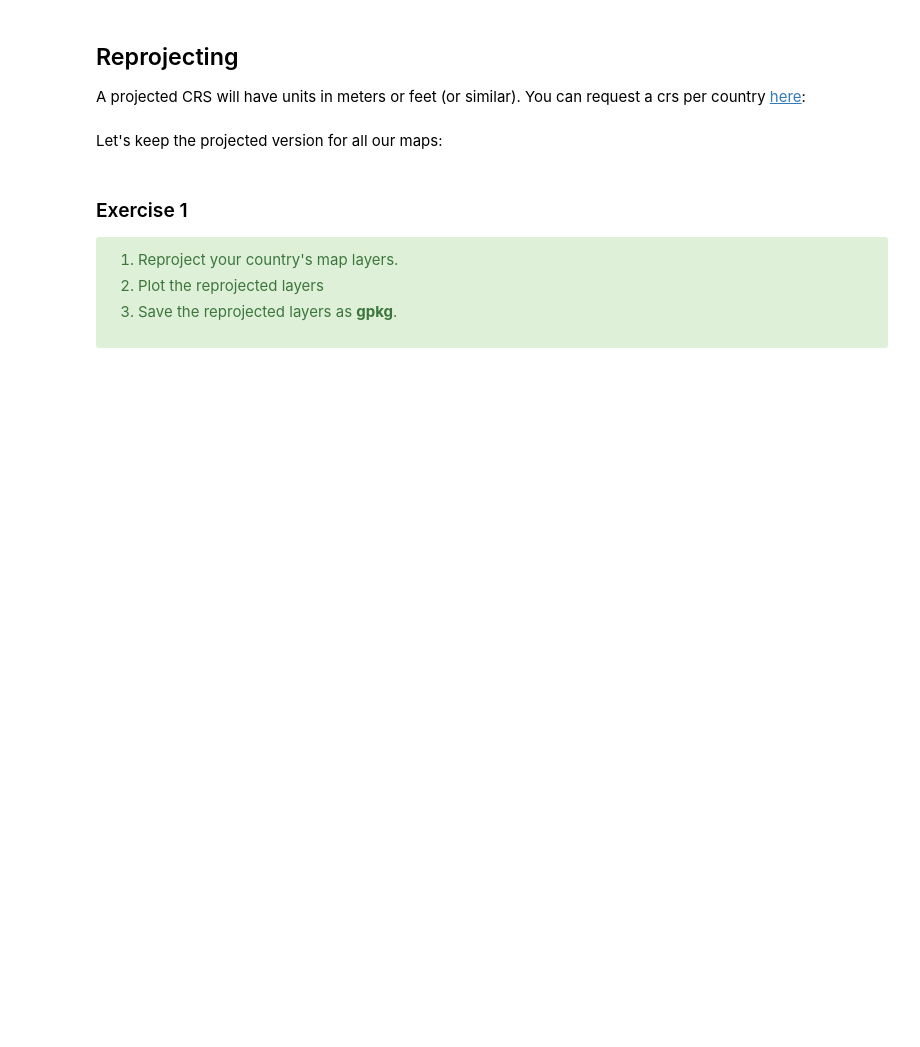
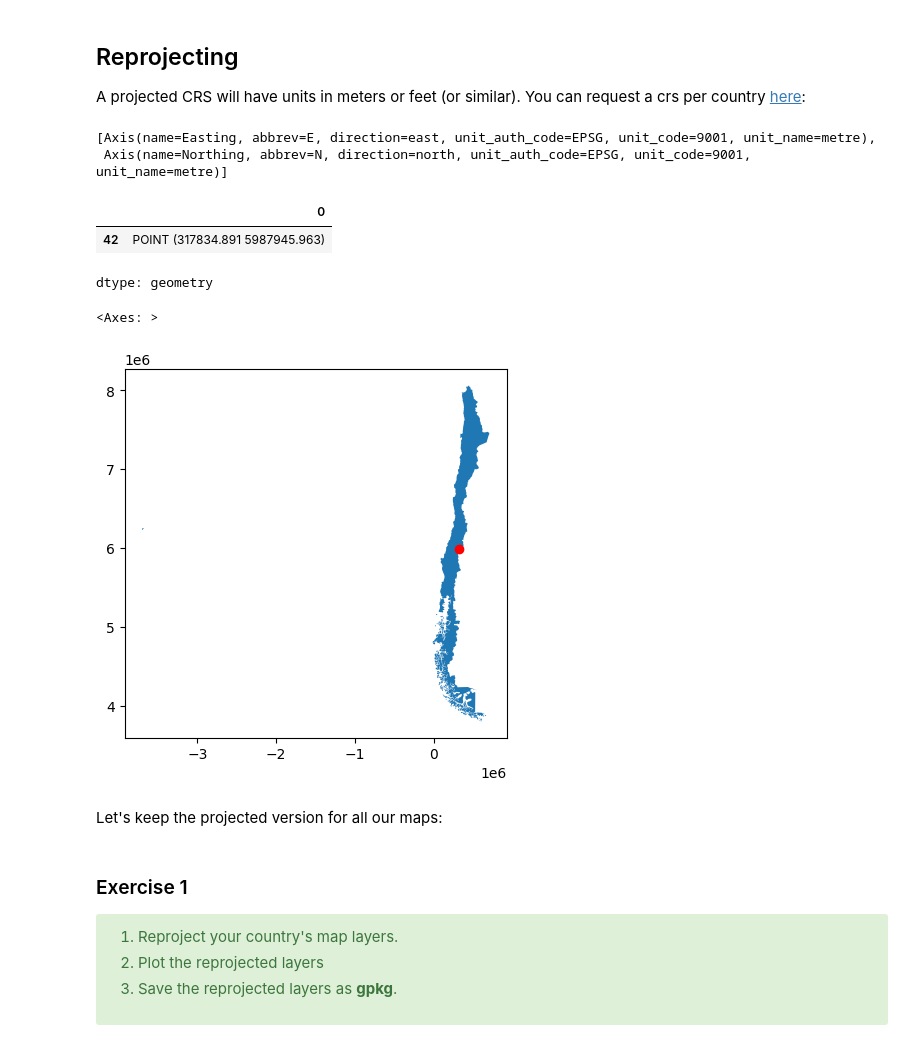
Before and after one commit to AdriMA3/introgeodf, a Jupyter notebook: index.ipynb, the cells around one changed output. Saved outputs shown, nothing was run; the diff lists cells and outputs as text; code cells hidden in the pictures; blank space fills up the shorter version.

```diff
--- a/index.ipynb
+++ b/index.ipynb
@@ -143,15 +237,25 @@ brazil.centroid
 A projected CRS will have units in meters or feet (or similar). You can request a crs per country [here](https://epsg.io/?q=brazil+kind%3APROJCRS):
 # %%
 # recommended for Brazil (meters)
-brazil.to_crs(5641).crs.axis_info
+chile.to_crs(5361).crs.axis_info
+# %% [output]
+[Axis(name=Easting, abbrev=E, direction=east, unit_auth_code=EPSG, unit_code=9001, unit_name=metre),
+ Axis(name=Northing, abbrev=N, direction=north, unit_auth_code=EPSG, unit_code=9001, unit_name=metre)]
 # %%
 # now this works with no warning
-brazil.to_crs(5641).centroid
+chile.to_crs(5361).centroid
+# %% [output]
+|  | 0 |
+| 42 | POINT (317834.891 5987945.963) |
+dtype: geometry
 # %%
 # replotting:
 
-base5641=brazil.to_crs(5641).plot()
-brazil.to_crs(5641).centroid.plot(color='red',ax=base5641)
+base5361=chile.to_crs(5361).plot()
+chile.to_crs(5361).centroid.plot(color='red',ax=base5361)
+# %% [output]
+<Axes: >
+[figure, added]
 # %% [markdown]
 Let's keep the projected version for all our maps:
 # %%
```
Also changed, not shown: parts of 25 cells of this notebook.
